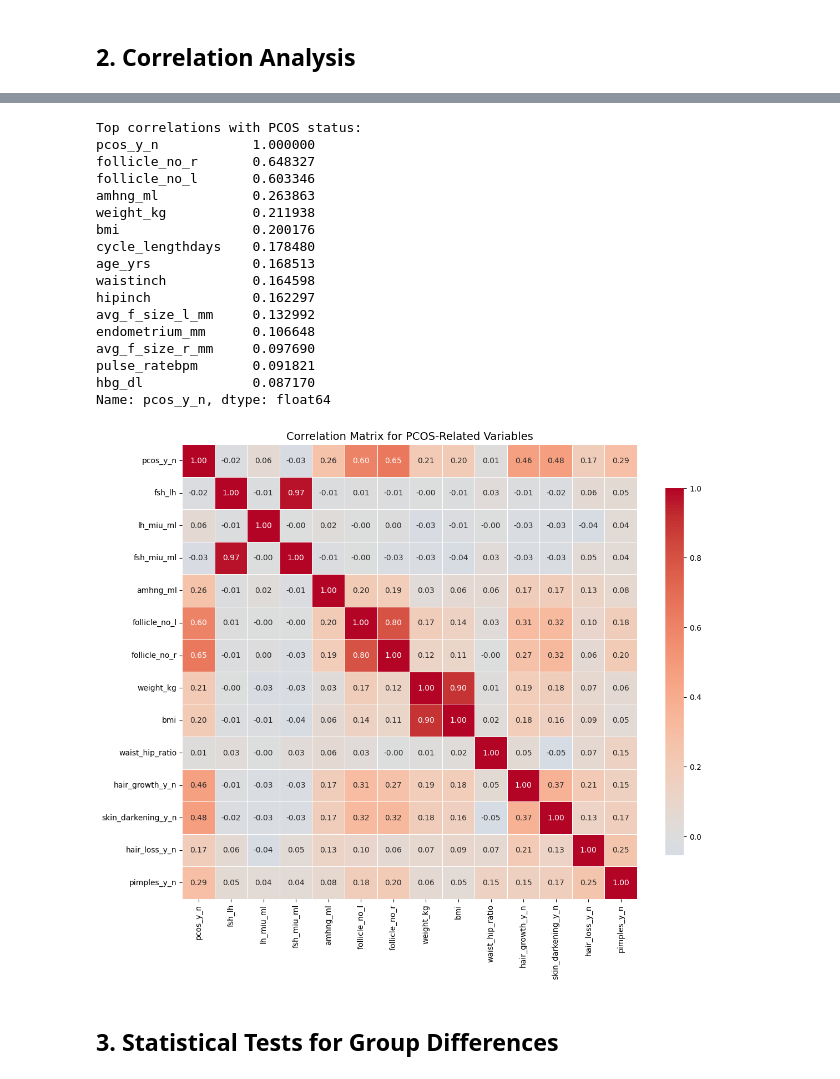
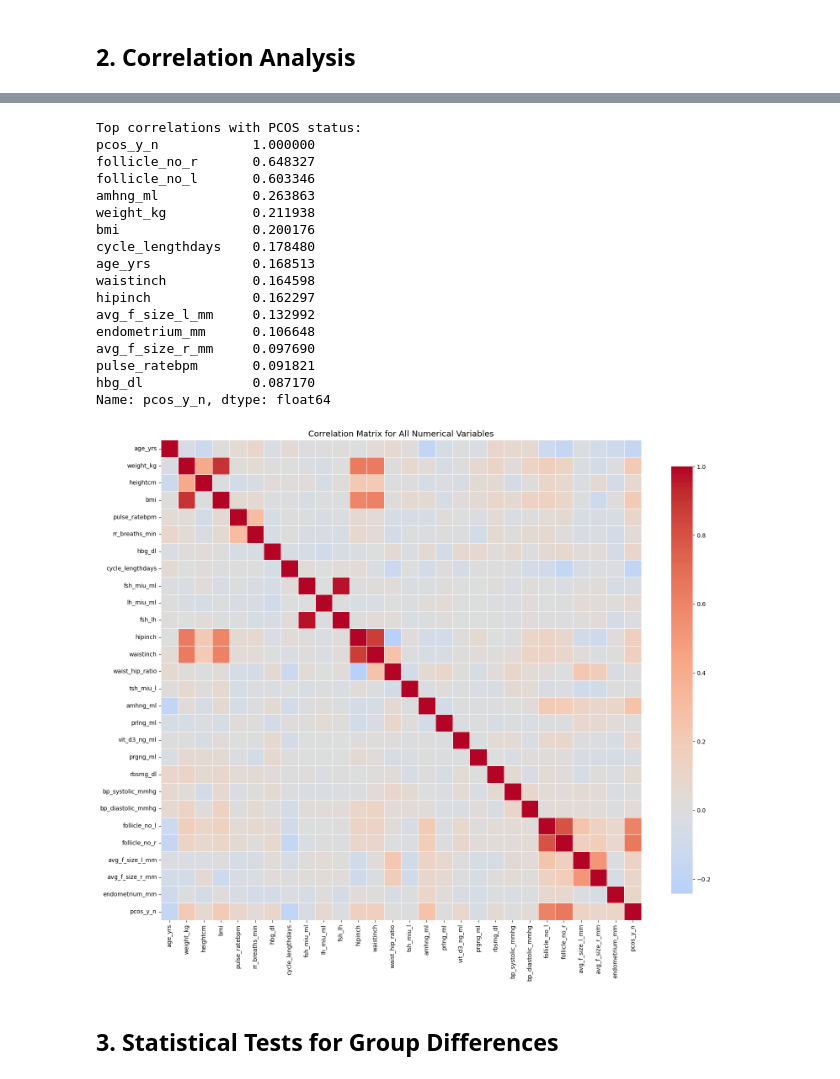
Before and after one commit to sarthakmonga11/pcos-diagnostic-dashboard, a Jupyter notebook: notebooks/02-eda-pca.ipynb, the cells around one changed output, grey strips where cells are left out. Drawn from its saved outputs; the diff is of its cells as text; code cells hidden in the pictures.

```diff
--- a/notebooks/02-eda-pca.ipynb
+++ b/notebooks/02-eda-pca.ipynb
@@ -116,43 +116,39 @@ plt.title('Correlation Matrix of Numerical Variables', fontsize=16)
 plt.tight_layout()
 plt.show()
 
 # Top correlations with PCOS status
 pcos_correlations = correlation_matrix['pcos_y_n'].abs().sort_values(ascending=False)
 print("Top correlations with PCOS status:")
 print(pcos_correlations.head(15))
 
-# Correlation matrix for PCOS-related variables
-pcos_related_vars = ['pcos_y_n', 'fsh_lh', 'lh_miu_ml', 'fsh_miu_ml', 'amhng_ml', 'follicle_no_l',
-                     'follicle_no_r', 'weight_kg', 'bmi', 'waist_hip_ratio', 'hair_growth_y_n',
-                     'skin_darkening_y_n', 'hair_loss_y_n', 'pimples_y_n']
-
-pcos_corr = df[pcos_related_vars].corr()
-plt.figure(figsize=(12, 10))
-sns.heatmap(pcos_corr, annot=True, cmap='coolwarm', center=0, fmt='.2f',
+# Correlation matrix for all numerical variables
+pcos_corr = df[all_numerical_cols].corr()
+plt.figure(figsize=(16, 14))
+sns.heatmap(pcos_corr, annot=False, cmap='coolwarm', center=0,
             square=True, linewidths=.5, cbar_kws={"shrink": .8})
-plt.title('Correlation Matrix for PCOS-Related Variables', fontsize=14)
+plt.title('Correlation Matrix for All Numerical Variables', fontsize=14)
 plt.tight_layout()
 plt.show()
 # %% [output]
 [figure]
 Top correlations with PCOS status:
 pcos_y_n            1.000000
 follicle_no_r       0.648327
 follicle_no_l       0.603346
 amhng_ml            0.263863
 weight_kg           0.211938
 bmi                 0.200176
 cycle_lengthdays    0.178480
 age_yrs             0.168513
 waistinch           0.164598
 hipinch             0.162297
 avg_f_size_l_mm     0.132992
 endometrium_mm      0.106648
 avg_f_size_r_mm     0.097690
 pulse_ratebpm       0.091821
 hbg_dl              0.087170
 Name: pcos_y_n, dtype: float64
-[figure, old version]
+[figure, new version]
 # %% [markdown]
 ## 3. Statistical Tests for Group Differences
 # %%
```
Also changed, not shown: parts of 1 cell of this notebook.
